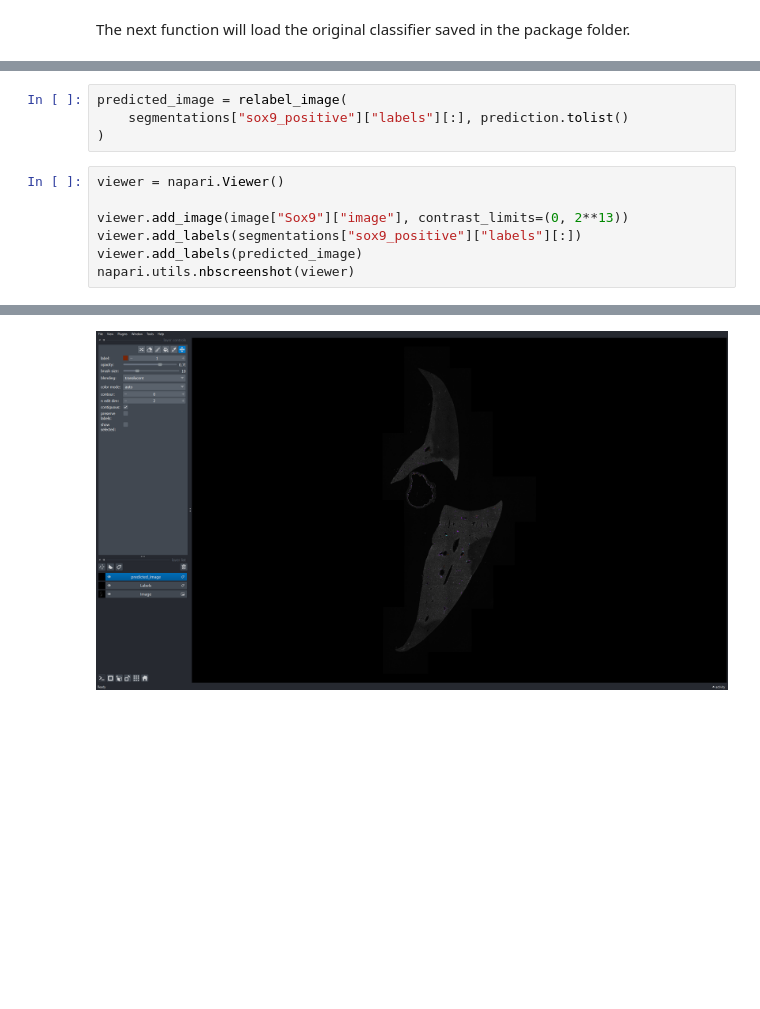
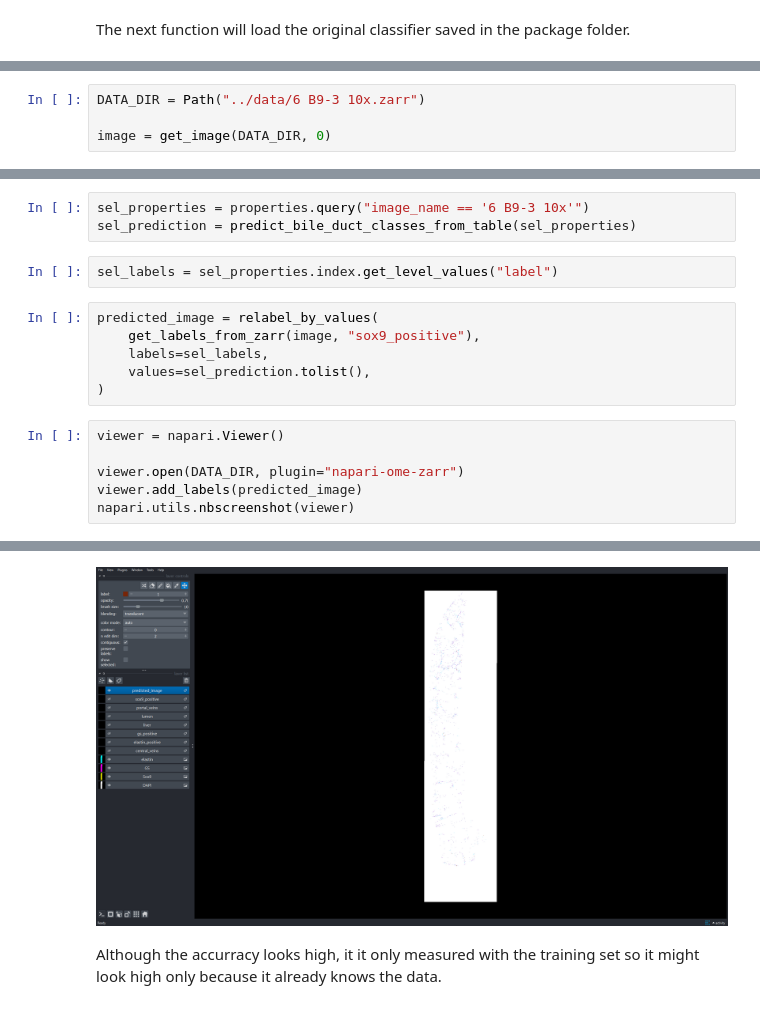
Before and after one commit to acorbat/gulliver, a Jupyter notebook: notebooks/bile_duct_classification.ipynb, the cells around one changed output, grey strips where cells are left out. Saved outputs shown, nothing was run; the diff lists cells and outputs as text; blank space fills up the shorter version.

```diff
--- a/notebooks/bile_duct_classification.ipynb
+++ b/notebooks/bile_duct_classification.ipynb
@@ -150,0 +231,4 @@ Once we have the prediction, we can add it to the table and we can relabel the f
+# %%
+DATA_DIR = Path("../data/6 B9-3 10x.zarr")
+
+image = get_image(DATA_DIR, 0)
@@ -151,12 +237,18 @@ Once we have the prediction, we can add it to the table and we can relabel the f
+# %%
+sel_properties = properties.query("image_name == '6 B9-3 10x'")
+sel_prediction = predict_bile_duct_classes_from_table(sel_properties)
+# %%
+sel_labels = sel_properties.index.get_level_values("label")
 # %%
-predicted_image = relabel_image(
-    segmentations["sox9_positive"]["labels"][:], prediction.tolist()
+predicted_image = relabel_by_values(
+    get_labels_from_zarr(image, "sox9_positive"),
+    labels=sel_labels,
+    values=sel_prediction.tolist(),
 )
 # %%
 viewer = napari.Viewer()
 
-viewer.add_image(image["Sox9"]["image"], contrast_limits=(0, 2**13))
-viewer.add_labels(segmentations["sox9_positive"]["labels"][:])
+viewer.open(DATA_DIR, plugin="napari-ome-zarr")
 viewer.add_labels(predicted_image)
 napari.utils.nbscreenshot(viewer)
 # %% [output]
@@ -167 +262,3 @@ WARNING:vispy:QWindowsWindow::setGeometry: Unable to set geometry 853x493-2559-6
-[figure, old version]
+[figure, new version]
+# %% [markdown]
+Although the accurracy looks high, it it only measured with the training set so it might look high only because it already knows the data.
```
Also changed, not shown: parts of 30 cells of this notebook, 3 other files.
